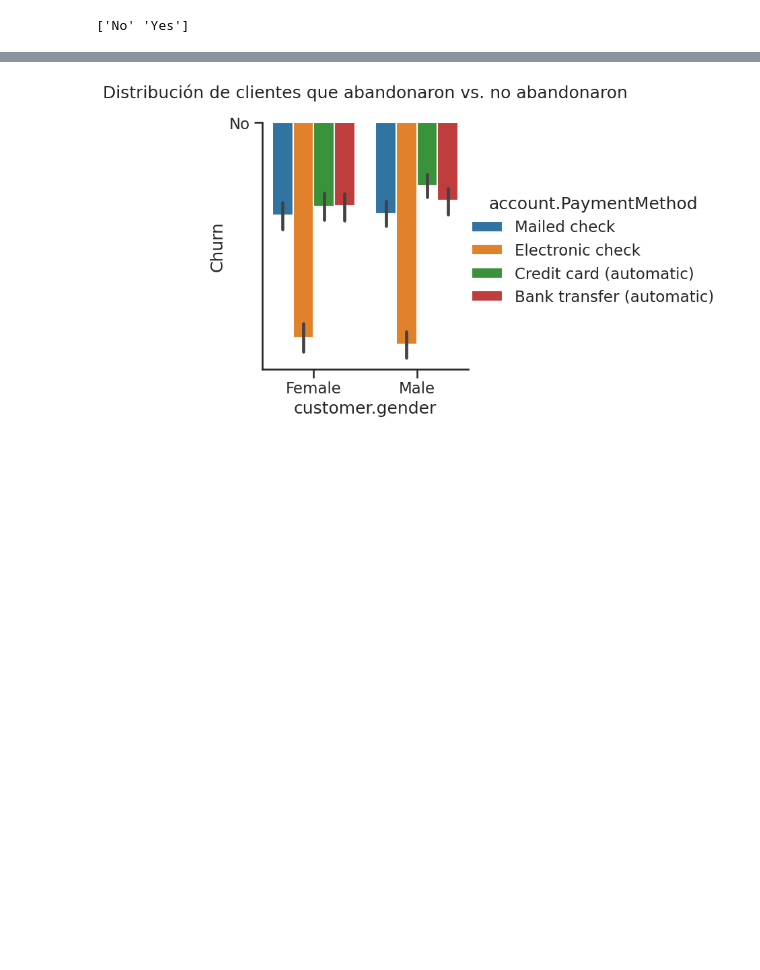
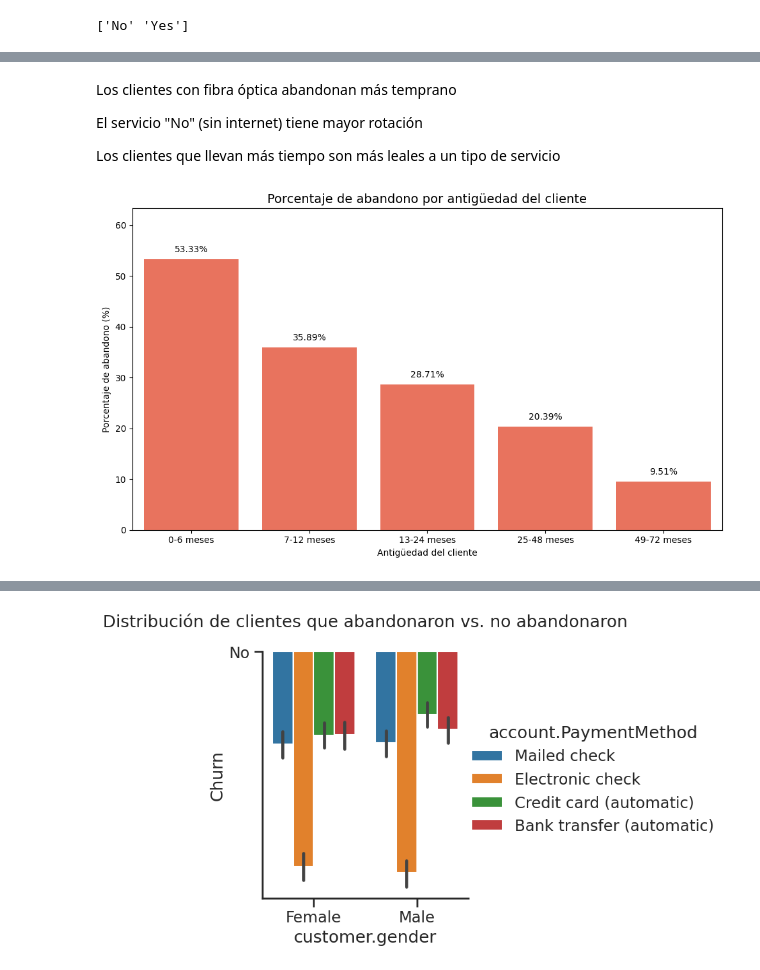
Before and after one commit to Goyo0117970/TelecomX, a Jupyter notebook: TelecomX.ipynb, the cells around one changed output, grey strips where cells are left out. Saved outputs shown, nothing was run; the diff lists cells and outputs as text; code cells hidden in the pictures; blank space fills up the shorter version.

```diff
--- a/TelecomX.ipynb
+++ b/TelecomX.ipynb
@@ -141,0 +202,25 @@ print(df['Churn'].unique())
+# %% [markdown]
+Los clientes con fibra óptica abandonan más temprano
+
+El servicio "No" (sin internet) tiene mayor rotación
+
+Los clientes que llevan más tiempo son más leales a un tipo de servicio
+# %%
+plt.figure(figsize=(10, 6))
+sns.barplot(x=etapas_churn.index, y=etapas_churn['% Abandono'], color='tomato')
+
+# Añadir etiquetas sobre las barras
+for i, val in enumerate(etapas_churn['% Abandono']):
+    plt.text(i, val + 1, f'{val}%', ha='center', va='bottom', fontsize=10)
+
+# Títulos y etiquetas
+plt.title('Porcentaje de abandono por antigüedad del cliente', fontsize=14)
+plt.xlabel('Antigüedad del cliente')
+plt.ylabel('Porcentaje de abandono (%)')
+plt.ylim(0, etapas_churn['% Abandono'].max() + 10)  # margen para etiquetas
+
+# Mostrar el gráfico
+plt.tight_layout()
+plt.show()
+# %% [output]
+[figure, added]
```
Also changed, not shown: parts of 9 cells of this notebook.
